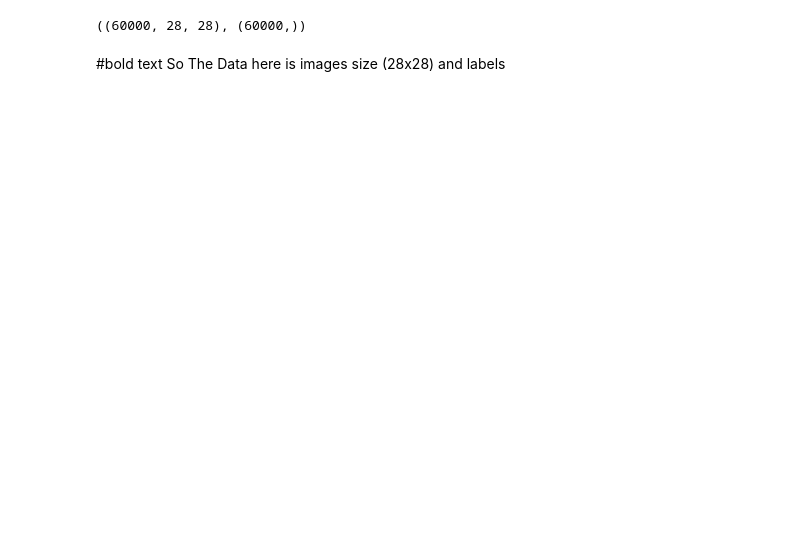
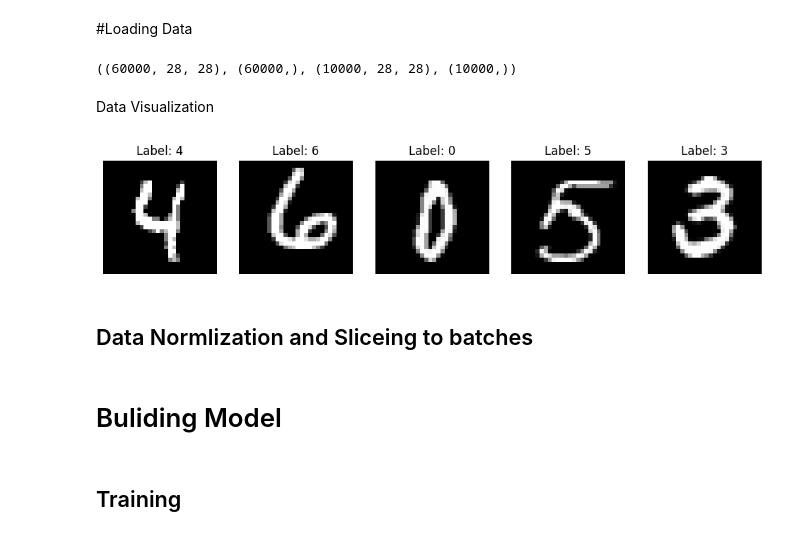
Before and after one commit to Asser146/ML-Assignments, a Jupyter notebook: Assignment2_NeuralNetworks/Assignment_2.ipynb, the cells around one changed output. Cells and saved outputs as stored; diff of their text form; code cells hidden in the pictures; blank space fills up the shorter version.

Commit message:
Normalized data , sliced into batches and model and training loop built

```diff
--- a/Assignment2_NeuralNetworks/Assignment_2.ipynb
+++ b/Assignment2_NeuralNetworks/Assignment_2.ipynb
@@ -12,10 +7,33 @@ dataset.files
-# %%
-X_train=dataset['x_train']
-X_test=dataset['x_test']
-y_train=dataset['y_train']
-y_test=dataset['y_test']
-X_train.shape,y_train.shape
-# %% [output]
-((60000, 28, 28), (60000,))
-# %% [markdown]
-#bold text So The Data here is images size (28x28) and labels
+# %% [markdown]
+#Loading Data
+# %%
+# Loading data from TensotFlow.keras library
+(x_train, y_train), (x_test, y_test) = tf.keras.datasets.mnist.load_data()
+x_train.shape,y_train.shape,x_test.shape,y_test.shape
+# %% [output]
+((60000, 28, 28), (60000,), (10000, 28, 28), (10000,))
+# %% [markdown]
+Data Visualization
+# %%
+# Plotting 5 random images from the training data
+num_samples = 5
+plt.figure(figsize=(12, 5))
+
+for i in range(num_samples):
+    index = tf.random.uniform(shape=(), maxval=x_train.shape[0], dtype=tf.int32).numpy()
+
+    # Get the image and label
+    image = x_train[index]
+    label = y_train[index]
+
+    # Plot the image
+    plt.subplot(1, num_samples, i + 1)
+    plt.imshow(image, cmap='gray')
+    plt.title(f"Label: {label}")
+    plt.axis('off')
+
+plt.show()
+# %% [output]
+[figure, added]
+# %% [markdown]
+## Data Normlization and Sliceing to batches
@@ -21,0 +49,2 @@ X_train.shape,y_train.shape
+# %% [markdown]
+# Buliding Model
@@ -21,0 +62,2 @@ X_train.shape,y_train.shape
+# %% [markdown]
+## Training
```
Also changed, not shown: parts of 8 cells of this notebook.
